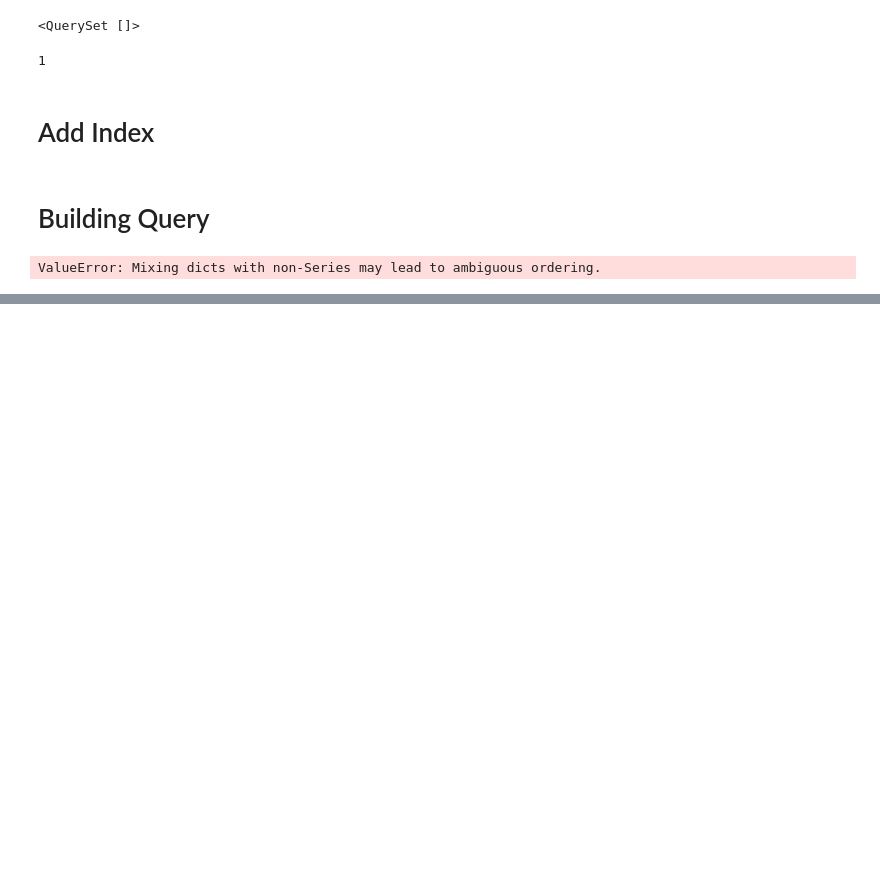
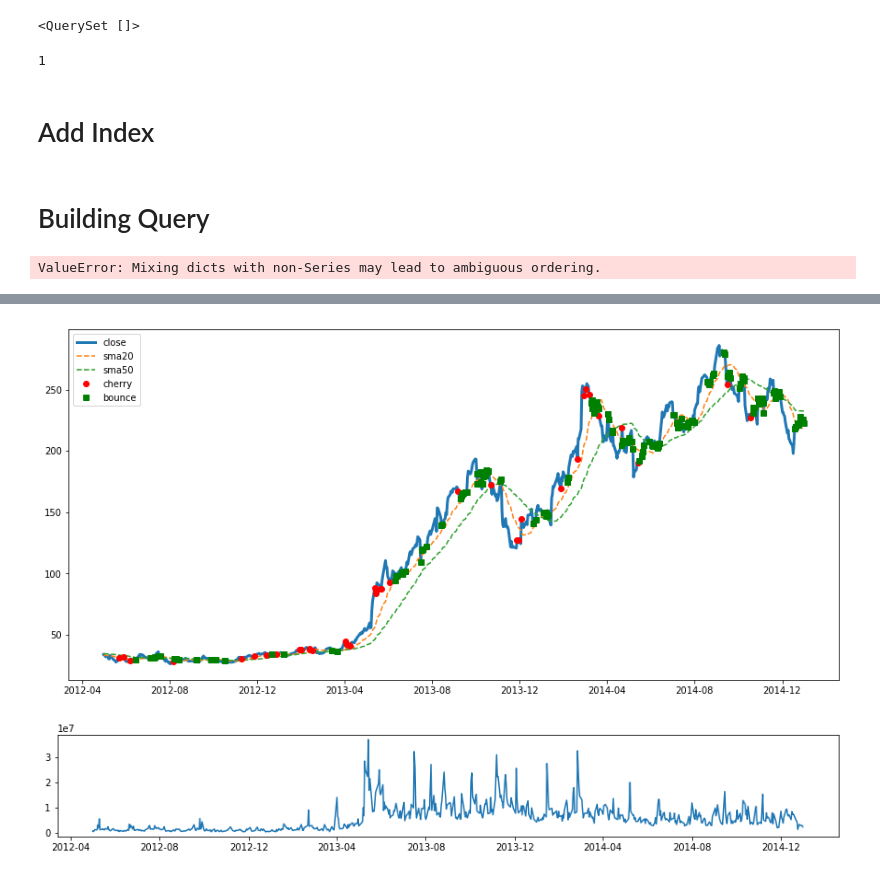
Before and after one commit to ajmal017/trade_analytics, a Jupyter notebook: trade_analytics/trade_analytics.ipynb, the cells around one changed output, grey strips where cells are left out. Saved outputs shown, nothing was run; the diff lists cells and outputs as text; code cells hidden in the pictures; blank space fills up the shorter version.

```diff
--- a/trade_analytics/trade_analytics.ipynb
+++ b/trade_analytics/trade_analytics.ipynb
@@ -65,7 +65,7 @@ pd.read_json('http://ec2-54-183-21-11.us-west-1.compute.amazonaws.com:8080/?symb
 # %% [output]
 ValueError: Mixing dicts with non-Series may lead to ambiguous ordering.
 # %%
-url='http://ec2-54-183-21-11.us-west-1.compute.amazonaws.com:8080/?symbols=TSLA,MSFT,AAPL&from=2016-01-01&to=2017-01-01'
+url='http://ec2-54-183-21-11.us-west-1.compute.amazonaws.com:8080/?symbols=TSLA,MSFT,AAPL&from=2012-01-01&to=2017-01-01'
 import urllib2
 response = urllib2.urlopen(url)
 html = response.read()
@@ -73,8 +73,10 @@ D=json.loads(html)
 # %%
 print len(D['result'])
 # pd.DataFrame(D['result'])
-df1=pd.DataFrame(D['result'][0])
-df2=pd.DataFrame(D['result'][1])
-df3=pd.DataFrame(D['result'][2])
+df=pd.DataFrame()
+for d in D['result']:
+    df=pd.concat([df,pd.DataFrame(d['quotes'])])
+df['date']=df['date'].apply(lambda x : pd.to_datetime(x))
+df
 # %% [output]
 3
@@ -89,0 +154,27 @@ df3.head()
+# %%
+
+from sklearn.cluster import KMeans
+
+dp=df[(df['symbol']=='TSLA') & (df['date']<pd.datetime(2015,1,1)) & (df['date']>pd.datetime(2012,5,1))]
+dc=dp[dp['hasCherries']==True]
+dbsma20=dp[abs(dp['close']-dp['sma20'])/dp['sma20']< 0.002*dp['stddev20']]
+kmeans = KMeans(n_clusters=30, random_state=0).fit(dbsma20['date'].values.reshape(-1,1))
+dateclusters=[pd.to_datetime(f) for f in kmeans.cluster_centers_.reshape(1,-1)[0]]
+
+fig,ax=plt.subplots(1,1,figsize=(15,7))
+ax.plot(dp['date'],dp['close'],linewidth=3,label='close')
+ax.plot(dp['date'],dp['sma20'],'--',label='sma20')
+ax.plot(dp['date'],dp['sma50'],'--',label='sma50')
+# ax.plot(dp['date'],dp['sma20']+0.5*dp['stddev20'],'k--',label='+std20')
+# ax.plot(dp['date'],dp['sma20']-0.5*dp['stddev20'],'k--',label='-std20')
+ax.plot(dc['date'],dc['close'],'r',marker='o',linestyle='',label='cherry')
+ax.plot(dbsma20['date'],dbsma20['close'],'g',marker='s',linestyle='',label='bounce')
+
+
+ax.legend()
+fig,ax=plt.subplots(1,1,figsize=(15,2))
+ax.plot(dp['date'],dp['volume'])
+plt.show()
+# %% [output]
+[figure, added]
+[figure, added]
```
Also changed, not shown: parts of 5 cells of this notebook.
